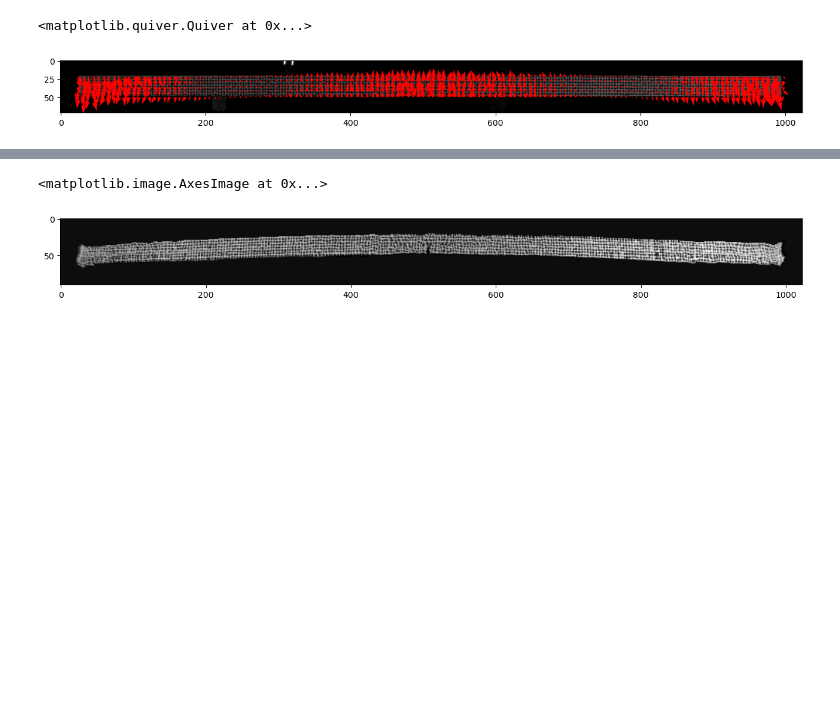
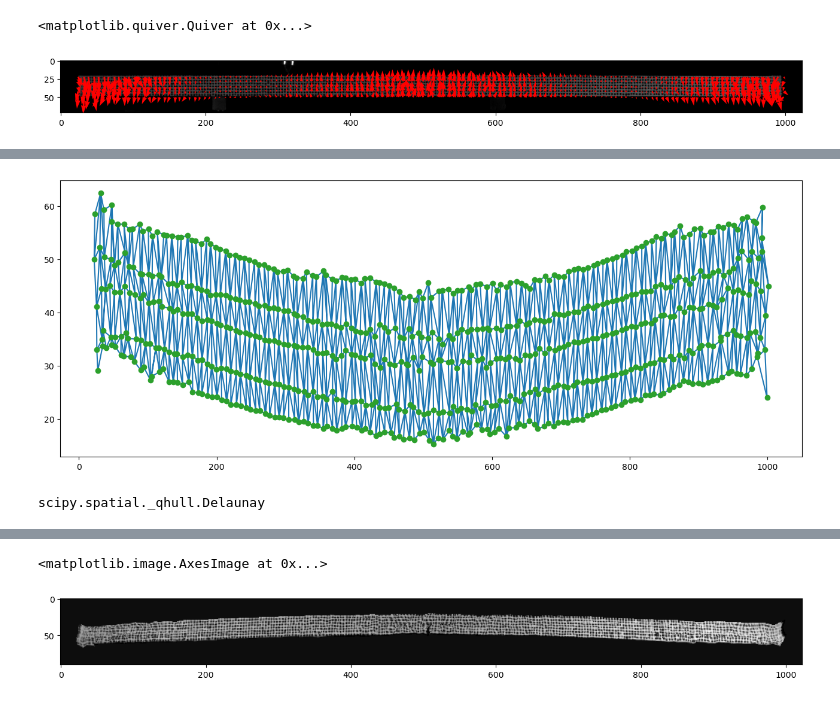
Before and after one commit to ladisk/pyidi, a Jupyter notebook: MM_dev.ipynb, the cells around one changed output, grey strips where cells are left out. Drawn from its saved outputs; the diff is of its cells as text; code cells hidden in the pictures; blank space fills up the shorter version.

```diff
--- a/MM_dev.ipynb
+++ b/MM_dev.ipynb
@@ -46,0 +74,16 @@ shell_def = shell.warp_by_vector(vectors="vectors", factor = 500)
+# %%
+coord_def = coord.copy()
+coord_def[:,0] = coord[:,0] + mode_1 * 500
+coord_def[:,1] = coord[:,1] - mode_0 * 500
+
+tri_def = sp.spatial.Delaunay(coord_def)
+
+plt.triplot(coord_def[:,0], coord_def[:,1], tri.simplices)
+plt.plot(coord_def[:,0], coord_def[:,1], 'o')
+plt.show()
+# %% [output]
+[figure, added]
+# %%
+type(tri)
+# %% [output]
+scipy.spatial._qhull.Delaunay
```
Also changed, not shown: parts of 8 cells of this notebook, 1 other file.
